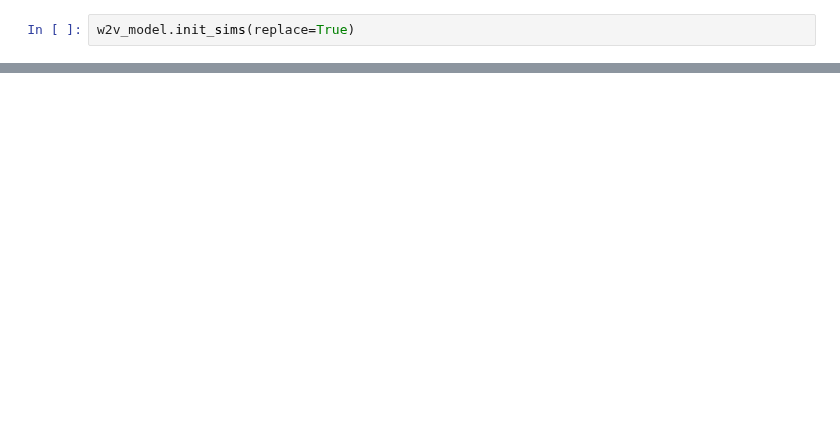
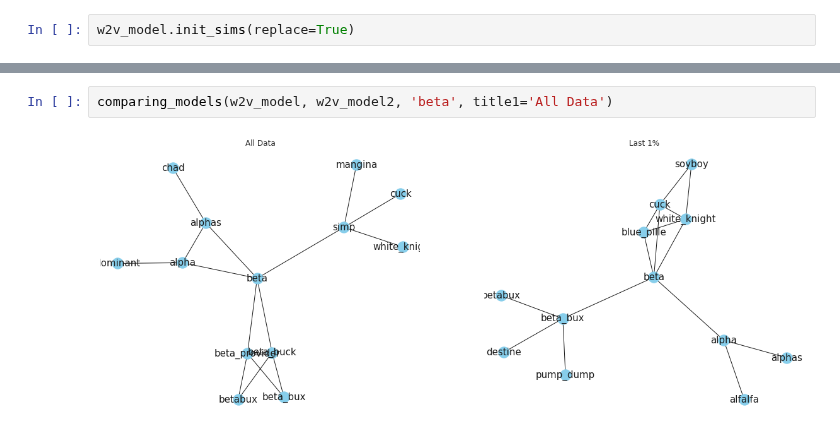
Before and after one commit to EmanuelHappy/Data-Science, a Jupyter notebook: _PushshiftReddit/word_embedding/word2vec.ipynb, the cells around one changed output, grey strips where cells are left out. Drawn from its saved outputs; the diff is of its cells as text; blank space fills up the shorter version.

```diff
--- a/_PushshiftReddit/word_embedding/word2vec.ipynb
+++ b/_PushshiftReddit/word_embedding/word2vec.ipynb
@@ -827,0 +861,4 @@ w2v_model.init_sims(replace=True)
+# %%
+comparing_models(w2v_model, w2v_model2, 'beta', title1='All Data')
+# %% [output]
+[figure, added]
```
Also changed, not shown: parts of 6 cells of this notebook.
